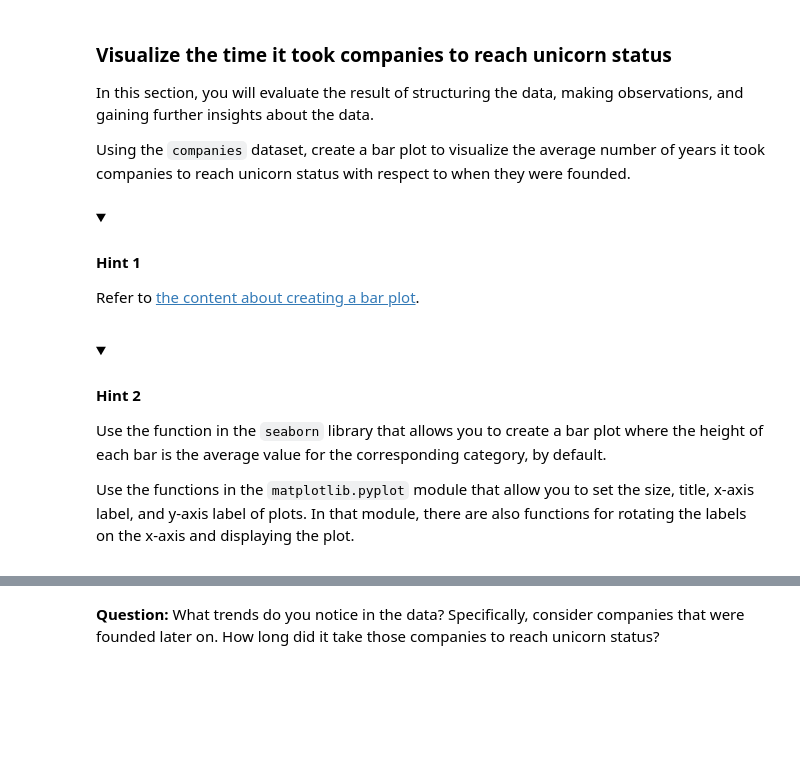
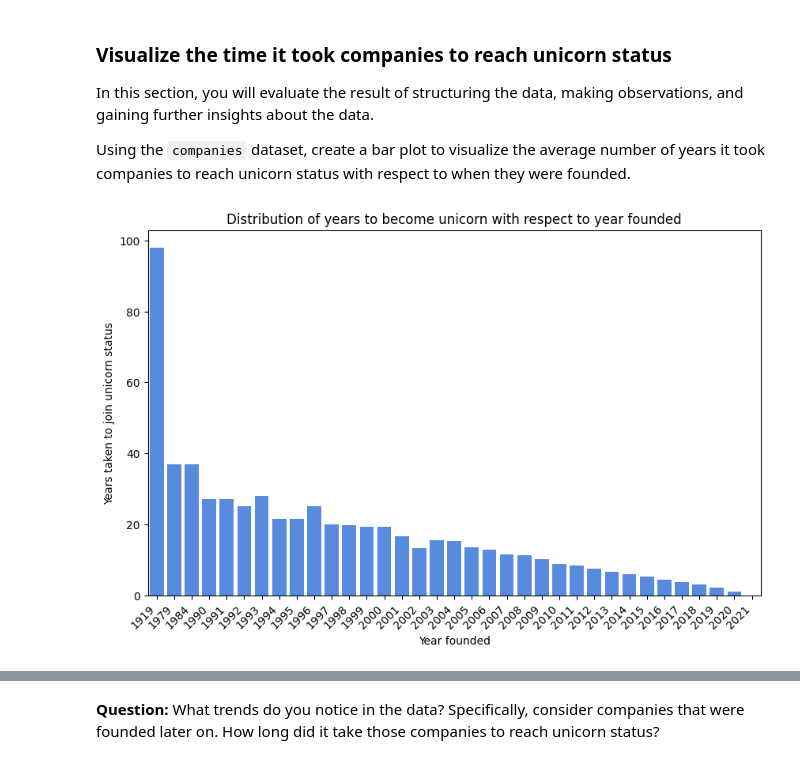
Before and after one commit to dianario/google_advanced_data_analytics, a Jupyter notebook: eda_lab_data_structuring/EDA_lab_Structure_your_data.ipynb, the cells around one changed output, grey strips where cells are left out. Drawn from its saved outputs; the diff is of its cells as text; code cells hidden in the pictures; folded sections open; blank space fills up the shorter version.

```diff
--- a/eda_lab_data_structuring/EDA_lab_Structure_your_data.ipynb
+++ b/eda_lab_data_structuring/EDA_lab_Structure_your_data.ipynb
@@ -593,64 +519,30 @@ In this section, you will evaluate the result of structuring the data, making ob
 Using the `companies` dataset, create a bar plot to visualize the average number of years it took companies to reach unicorn status with respect to when they were founded.
 # %%
 # Set the size of the plot.
+plt.figure(figsize=(10,6))
 
-### YOUR CODE HERE ###
-
-
-
-
-# Create bar plot to visualize the average number of years it took companies to reach unicorn status
-# with respect to when they were founded.
+# Create bar plot to visualize the average number of years it took companies to reach unicorn status with respect to when they were founded.
 # Plot data from the `companies` DataFrame.
 
-### YOUR CODE HERE ###
-
-
-
+sns.barplot(data = companies,
+                x='Year Founded',
+                y='Years To Join',
+                color='#4285F4',
+                errorbar=('ci', False))
 
 # Set title
-
-### YOUR CODE HERE ###
-
-
-
+plt.title('Distribution of years to become unicorn with respect to year founded')
 
 # Set x-axis label
-
-### YOUR CODE HERE ###
-
-
-
+plt.xlabel('Year founded')
 
 # Set y-axis label
-
-### YOUR CODE HERE ###
-
-
-
+plt.ylabel('Years taken to join unicorn status')
 
 # Rotate the labels on the x-axis as a way to avoid overlap in the positions of the text.
-
-### YOUR CODE HERE ###
-
-
+plt.xticks(rotation=45, horizontalalignment = 'right')
 
 # Display the plot.
-
-### YOUR CODE HERE ###
+plt.show()
+# %% [output]
+[figure, added]
-# %% [markdown]
-<details>
-  <summary><h4><strong>Hint 1</strong></h4></summary>
-
-Refer to [the content about creating a bar plot](https://www.coursera.org/learn/go-beyond-the-numbers-translate-data-into-insight/lecture/0GjvK/date-string-manipulations-with-python).
-
-</details>
-# %% [markdown]
-<details>
-  <summary><h4><strong>Hint 2</strong></h4></summary>
-
-Use the function in the `seaborn` library that allows you to create a bar plot where the height of each bar is the average value for the corresponding category, by default.
-
-Use the functions in the `matplotlib.pyplot` module that allow you to set the size, title, x-axis label, and y-axis label of plots. In that module, there are also functions for rotating the labels on the x-axis and displaying the plot.
-
-</details>
```
Also changed, not shown: parts of 18 cells of this notebook.
